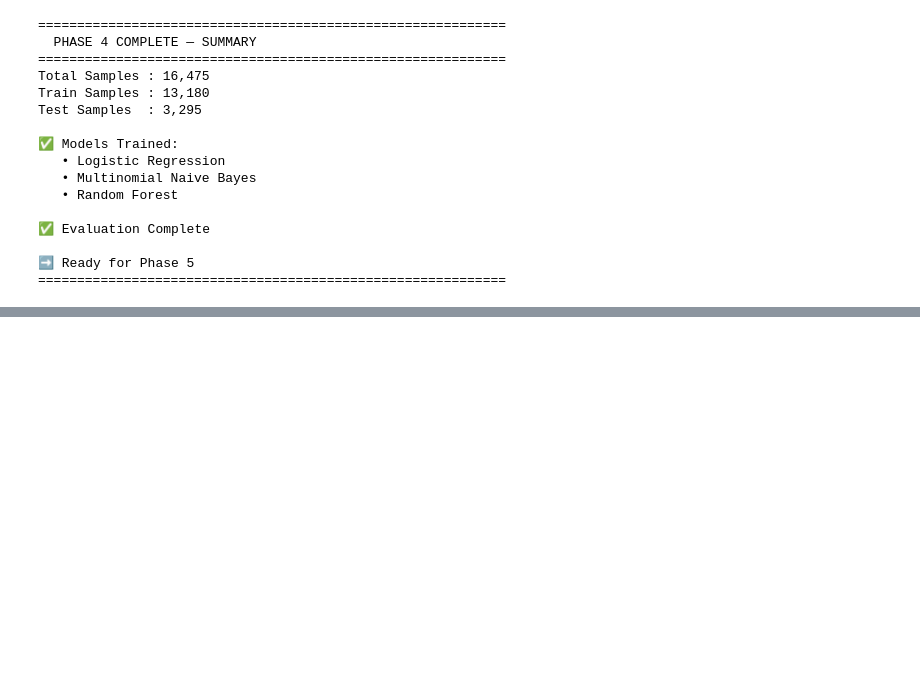
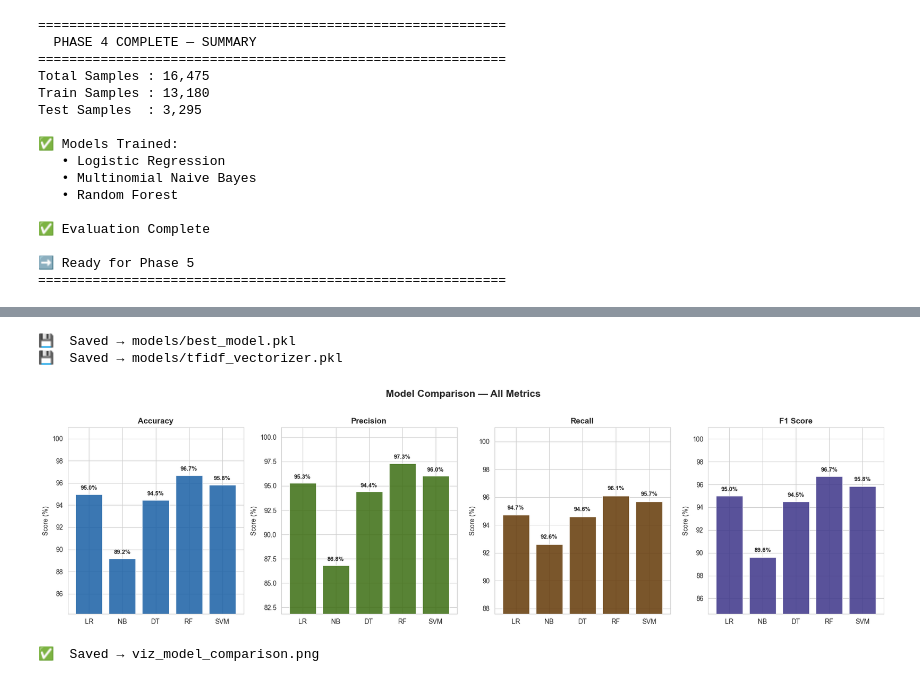
Before and after one commit to akashydv0911/Fake-News-Detection, a Jupyter notebook: fakenews.ipynb, the cells around one changed output, grey strips where cells are left out. Saved outputs shown, nothing was run; the diff lists cells and outputs as text; code cells hidden in the pictures; blank space fills up the shorter version.

```diff
--- a/fakenews.ipynb
+++ b/fakenews.ipynb
@@ -1136,14 +1133,6 @@ plt.show()
 # %%
-plt.figure(figsize=(8,5))
-
-sns.barplot(
-    data=results_df,
-    x="Model",
-    y="Recall"
+X_train, X_test, y_train, y_test = train_test_split(
+    X_tfidf, y, test_size=0.2, random_state=42, stratify=y
 )
-
-plt.title("Model Recall Comparison")
-plt.xticks(rotation=25)
-
-plt.show()
+print(f"✅  Train: {X_train.shape[0]:,}  |  Test: {X_test.shape[0]:,}")
 # %% [output]
@@ -1232,0 +1244,39 @@ AttributeError: 'Series' object has no attribute 'predict'
+# %%
+os.makedirs("models", exist_ok=True)
+joblib.dump(best_model, "models/best_model.pkl")
+joblib.dump(tfidf,      "models/tfidf_vectorizer.pkl")
+print(f"💾  Saved → models/best_model.pkl")
+print(f"💾  Saved → models/tfidf_vectorizer.pkl")
+# %% [output]
+💾  Saved → models/best_model.pkl
+💾  Saved → models/tfidf_vectorizer.pkl
+# %%
+sns.set_style("whitegrid")
+PALETTE = ["#185FA5", "#E24B4A", "#3B6D11", "#633806", "#3C3489"]
+MODEL_NAMES = list(results.keys())
+SHORT_NAMES = ["LR", "NB", "DT", "RF", "SVM"]
+# %%
+fig, axes = plt.subplots(1, 4, figsize=(18, 5))
+fig.suptitle("Model Comparison — All Metrics", fontsize=15, fontweight="bold", y=1.02)
+
+metric_list = ["Accuracy", "Precision", "Recall", "F1 Score"]
+colors = ["#185FA5", "#3B6D11", "#633806", "#3C3489"]
+
+for ax, metric, color in zip(axes, metric_list, colors):
+    values = [results[m][metric] for m in MODEL_NAMES]
+    bars = ax.bar(SHORT_NAMES, values, color=color, alpha=0.85, edgecolor="white", linewidth=0.8)
+    ax.set_title(metric, fontsize=12, fontweight="bold")
+    ax.set_ylim(min(values) - 5, 101)
+    ax.set_ylabel("Score (%)")
+    ax.tick_params(axis="x", labelsize=10)
+    for bar, val in zip(bars, values):
+        ax.text(bar.get_x() + bar.get_width() / 2, bar.get_height() + 0.3,
+                f"{val:.1f}%", ha="center", va="bottom", fontsize=9, fontweight="bold")
+
+plt.tight_layout()
+plt.savefig("viz_model_comparison.png", dpi=150, bbox_inches="tight")
+plt.show()
+print("✅  Saved → viz_model_comparison.png")
+# %% [output]
+[figure, added]
+✅  Saved → viz_model_comparison.png
```
Also changed, not shown: parts of 15 cells of this notebook, 1 other file.
